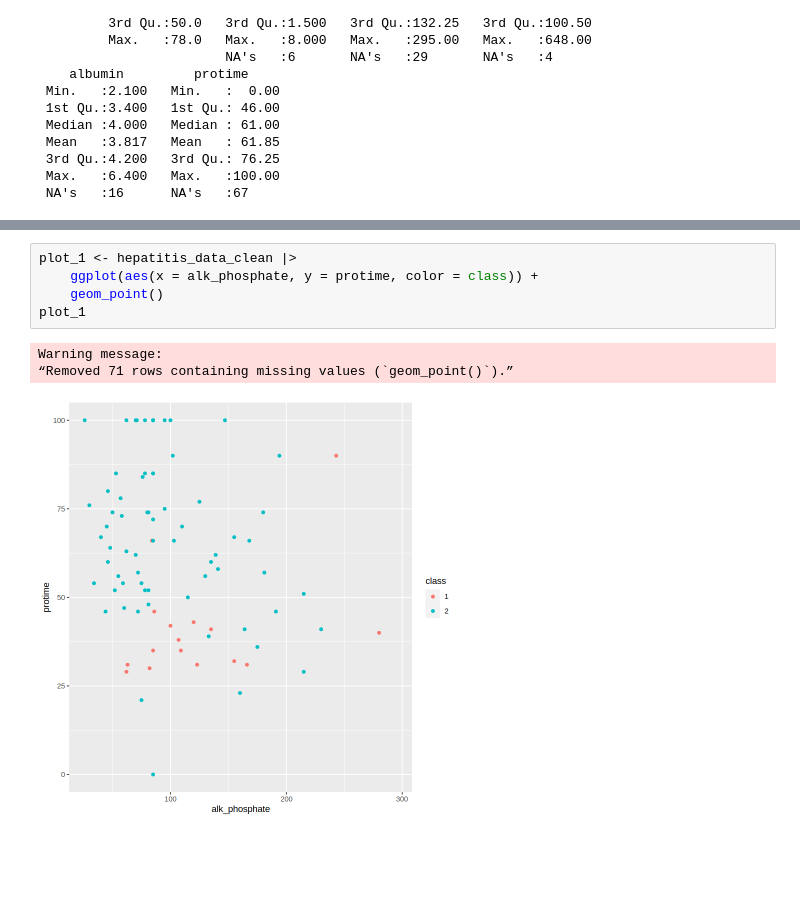
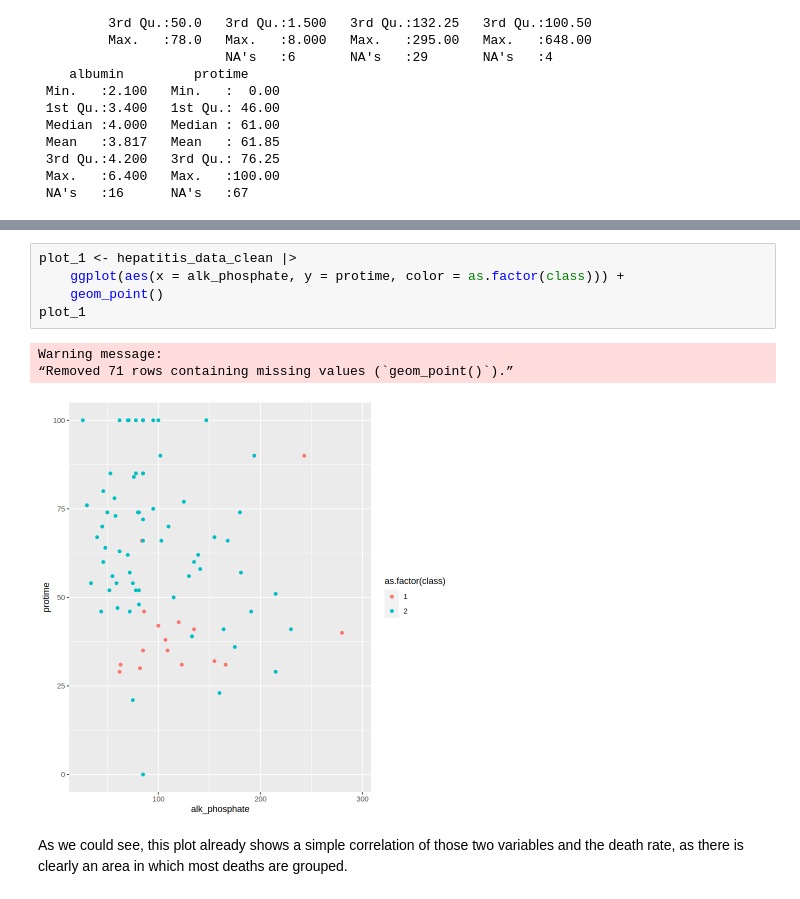
Before and after one commit to PedroMMHernandes/GroupProject_DSCI, a Jupyter notebook: exploratory analysis.ipynb, the cells around one changed output, grey strips where cells are left out. Drawn from its saved outputs; the diff is of its cells as text; blank space fills up the shorter version.

```diff
--- a/exploratory analysis.ipynb
+++ b/exploratory analysis.ipynb
@@ -94,10 +118,12 @@ Warning message:
 # %%
 plot_1 <- hepatitis_data_clean |>
-    ggplot(aes(x = alk_phosphate, y = protime, color = class)) +
+    ggplot(aes(x = alk_phosphate, y = protime, color = as.factor(class))) +
     geom_point()
 plot_1
 # %% [output]
 Warning message:
 “Removed 71 rows containing missing values (`geom_point()`).”
-[figure, old version]
+[figure, new version]
+# %% [markdown]
+As we could see, this plot already shows a simple correlation of those two variables and the death rate, as there is clearly an area in which most deaths are grouped.
 # %%
```
Also changed, not shown: parts of 10 cells of this notebook.
